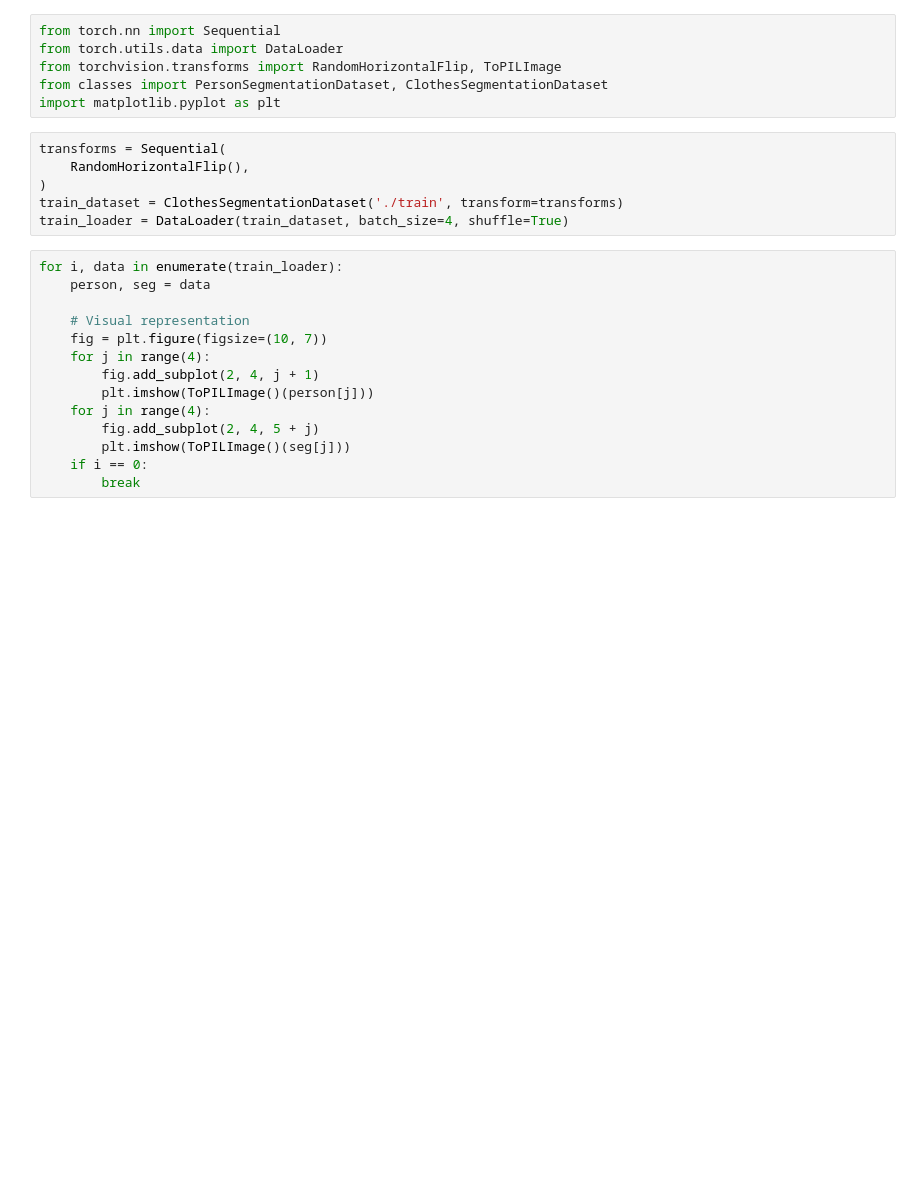
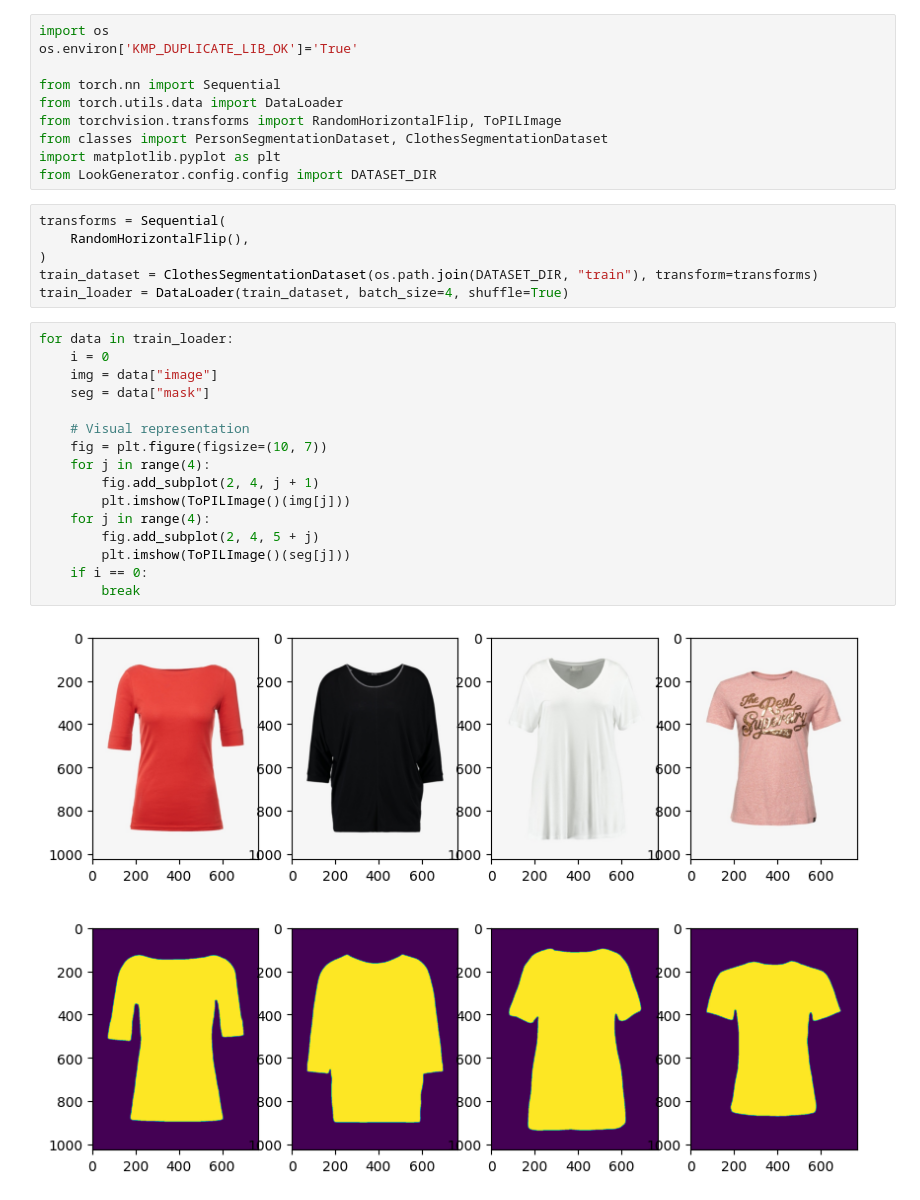
Before and after one commit to EgorProkopov/SMBackEnd, a Jupyter notebook: LookGenerator/datasets/usage_example.ipynb, the cells around one changed output. Saved outputs shown, nothing was run; the diff lists cells and outputs as text; blank space fills up the shorter version.

Commit message:
Фиксы torch.Dataset

```diff
--- a/LookGenerator/datasets/usage_example.ipynb
+++ b/LookGenerator/datasets/usage_example.ipynb
@@ -1,27 +1,35 @@
 # %%
+import os
+os.environ['KMP_DUPLICATE_LIB_OK']='True'
+
 from torch.nn import Sequential
 from torch.utils.data import DataLoader
 from torchvision.transforms import RandomHorizontalFlip, ToPILImage
 from classes import PersonSegmentationDataset, ClothesSegmentationDataset
 import matplotlib.pyplot as plt
+from LookGenerator.config.config import DATASET_DIR
 # %%
 transforms = Sequential(
     RandomHorizontalFlip(),
 )
-train_dataset = ClothesSegmentationDataset('./train', transform=transforms)
+train_dataset = ClothesSegmentationDataset(os.path.join(DATASET_DIR, "train"), transform=transforms)
 train_loader = DataLoader(train_dataset, batch_size=4, shuffle=True)
 # %%
-for i, data in enumerate(train_loader):
-    person, seg = data
+for data in train_loader:
+    i = 0
+    img = data["image"]
+    seg = data["mask"]
 
     # Visual representation
     fig = plt.figure(figsize=(10, 7))
     for j in range(4):
         fig.add_subplot(2, 4, j + 1)
-        plt.imshow(ToPILImage()(person[j]))
+        plt.imshow(ToPILImage()(img[j]))
     for j in range(4):
         fig.add_subplot(2, 4, 5 + j)
         plt.imshow(ToPILImage()(seg[j]))
     if i == 0:
         break
+# %% [output]
+[figure, added]
 # %%
```
Also changed, not shown: parts of 2 cells of this notebook, 2 other files.
